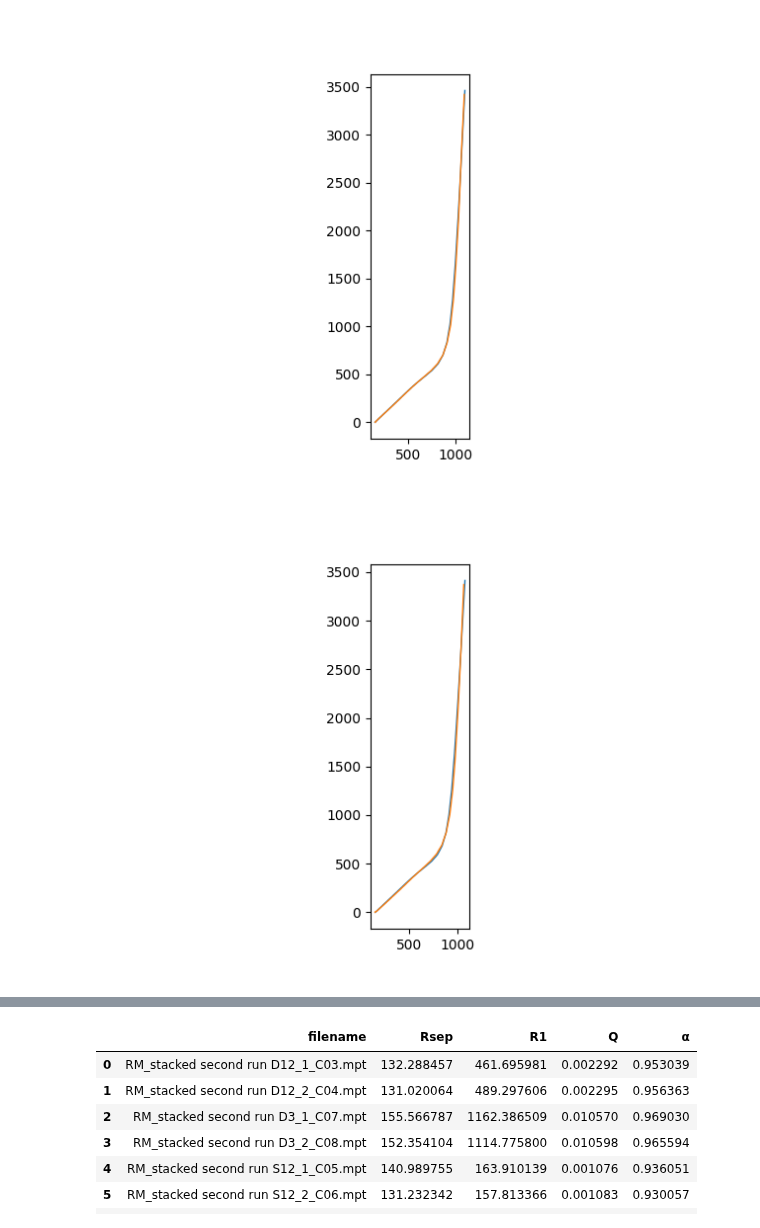
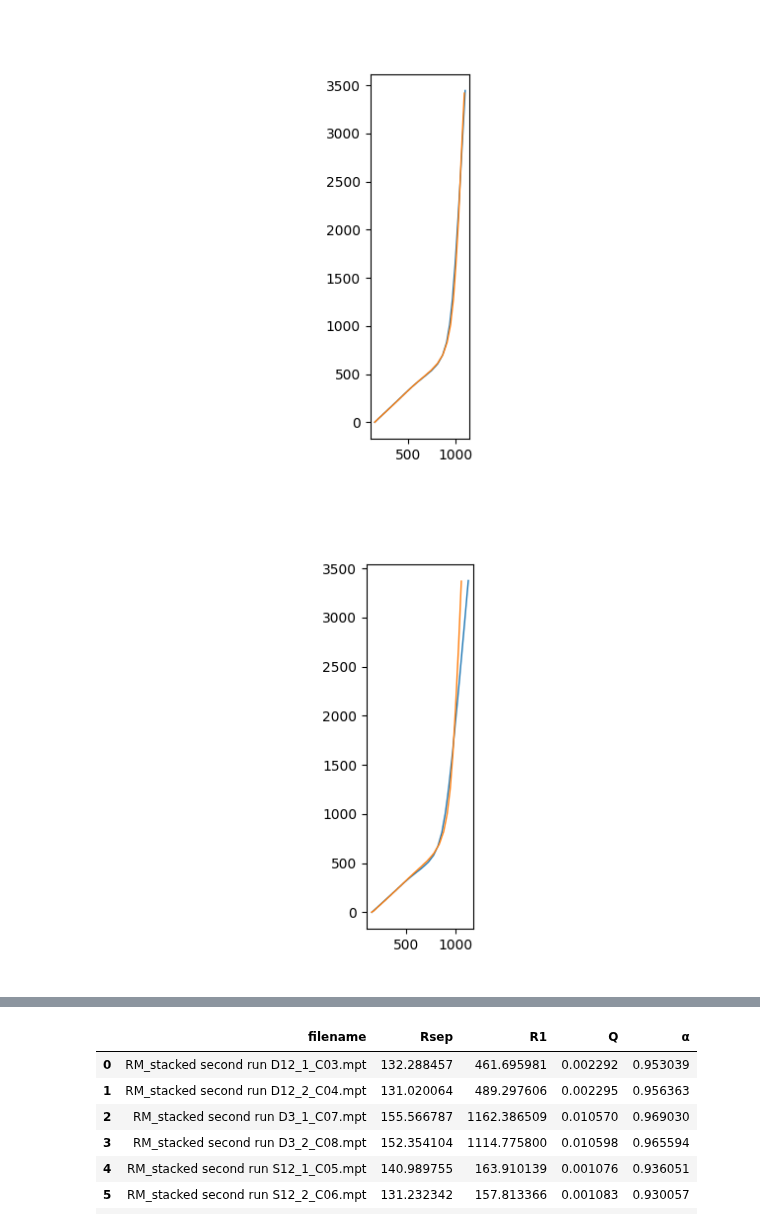
Before and after one commit to Yugal0/fitting-experimental, a Jupyter notebook: code/single type electrode.ipynb, the cells around one changed output, grey strips where cells are left out. Drawn from its saved outputs; the diff is of its cells as text; code cells hidden in the pictures.

```diff
--- a/code/single type electrode.ipynb
+++ b/code/single type electrode.ipynb
@@ -23,11 +23,14 @@ for file_name in os.listdir(folder_path):
     c=CustomCircuit(initial_guess=[Rsep,R1,Q,alpha],circuit="R_1-TLMuni")
 
     mp.dps=300
-    c.fit(impedance=z,frequencies=f,bounds=((0,0,0,0.9),(np.inf,np.inf,np.inf,1)))
+    s_mod=np.hstack((np.abs(z),np.abs(z)))
+    c.fit(impedance=z,frequencies=f,sigma=s_mod,bounds=((0,0,0,0.9),(np.inf,np.inf,np.inf,1)))
+    #c.fit(impedance=z,frequencies=f,bounds=((0,0,0,0.9),(np.inf,np.inf,np.inf,1)))
 
     z_fitted=c.predict(frequencies=f)
 
-    fcsv="../fitted parameters/single.csv"
+    fcsv="../fitted parameters/single_mod_fit.csv"
+    # fcsv="../fitted parameters/single.csv"
     fig, ax= plt.subplots()
     ax.plot(np.real(z_fitted),-np.imag(z_fitted),linewidth=1)
     ax.plot(np.real(z),-np.imag(z),linewidth=1)
@@ -56,2 +59,2 @@ for file_name in os.listdir(folder_path):
 [figure]
-[figure, old version]
+[figure, new version]
```
Also changed, not shown: parts of 2 cells of this notebook, 39 other files.
